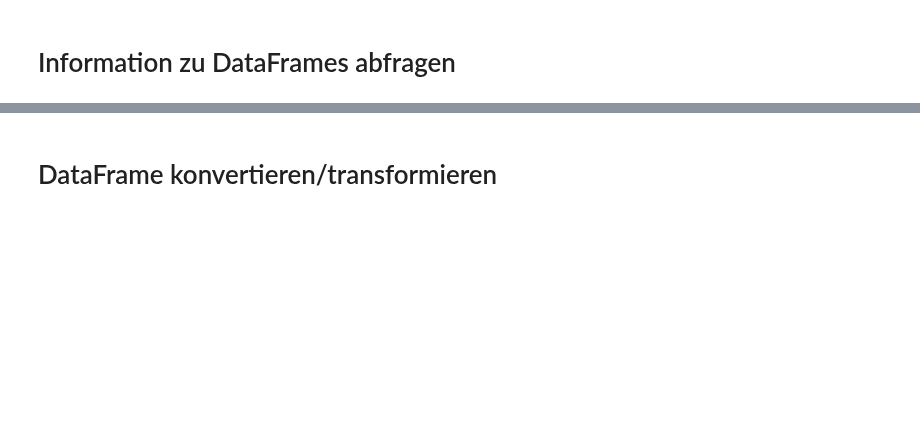
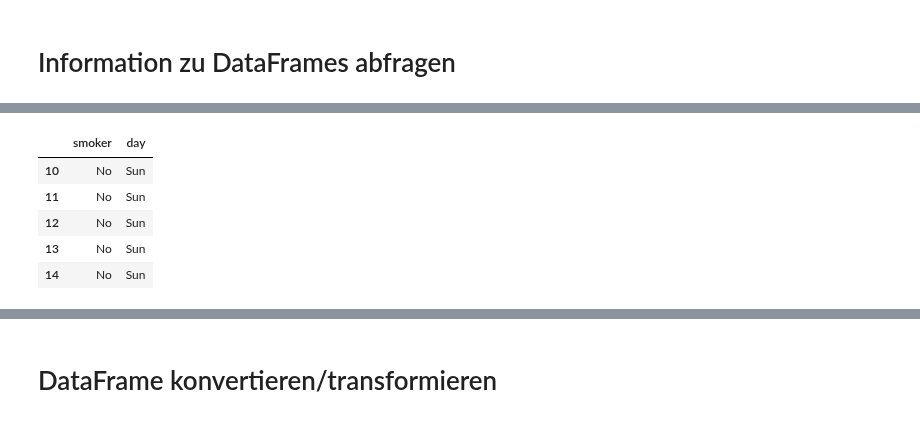
Before and after one commit to ralf-42/ML_Intro, a Jupyter notebook: 01 ipynb/00 general/B030-pandas-basics.ipynb, the cells around one changed output, grey strips where cells are left out. Cells and saved outputs as stored; diff of their text form; code cells hidden in the pictures; blank space fills up the shorter version.

```diff
--- a/01 ipynb/00 general/B030-pandas-basics.ipynb
+++ b/01 ipynb/00 general/B030-pandas-basics.ipynb
@@ -94,0 +109,10 @@ data.groupby(['hue']).mean()
+# %%
+# Teilbereiche
+data.iloc[10:15,2:4]
+# %% [output]
+|  | smoker | day |
+| 10 | No | Sun |
+| 11 | No | Sun |
+| 12 | No | Sun |
+| 13 | No | Sun |
+| 14 | No | Sun |
```
Also changed, not shown: parts of 50 cells of this notebook, 4 other files.
